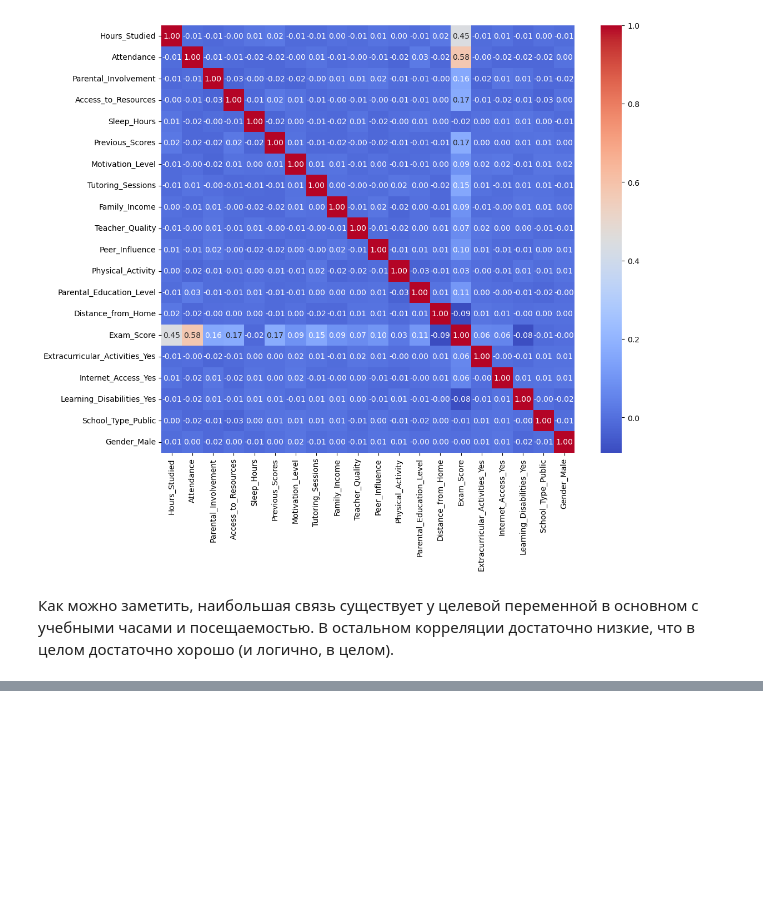
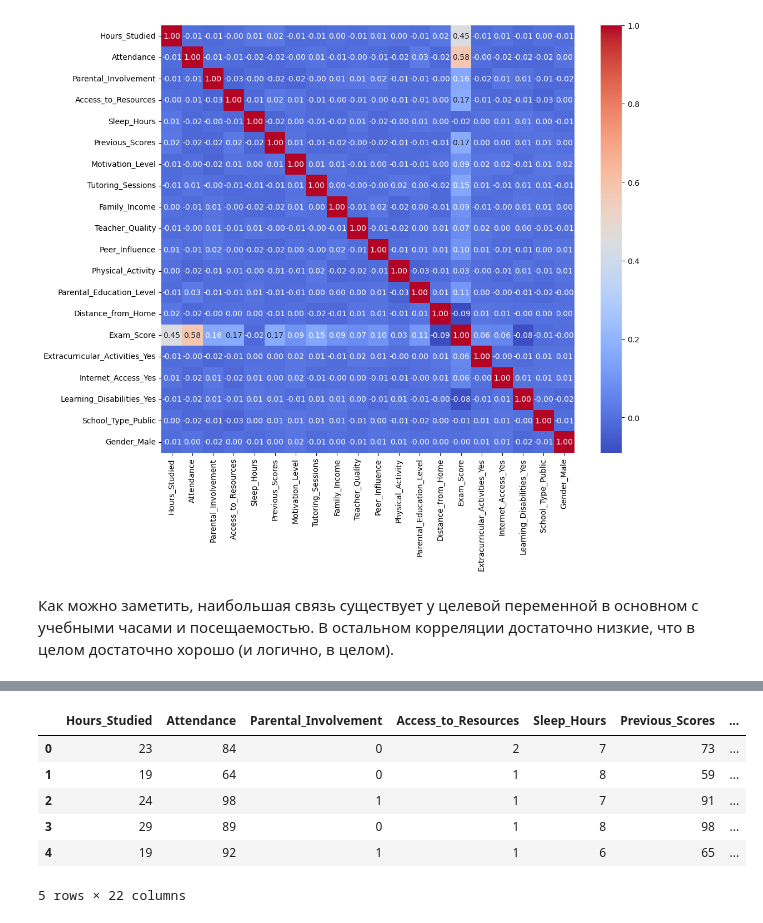
Before and after one commit to AnastasiiaAU/-_-_-1_StudentPerformanceFactors, a Jupyter notebook: main.ipynb, the cells around one changed output, grey strips where cells are left out. Cells and saved outputs as stored; diff of their text form; code cells hidden in the pictures; blank space fills up the shorter version.

```diff
--- a/main.ipynb
+++ b/main.ipynb
@@ -165,0 +333,17 @@ plt.show()
+# %%
+X_scaled = scaler.transform(X)
+data_v3['Predicted_Score'] = best_ridge.predict(X_scaled)
+
+# определяем группу риска (прогноз ниже 60)
+threshold = 60
+data_v3['Risk_Flag'] = (data_v3['Predicted_Score'] < threshold).astype(int)
+
+# статистика по группе риска
+risk_count = data_v3['Risk_Flag'].sum()
+total_count = len(data_v3)
+print(f"Доля студентов в группе риска: {risk_count / total_count:.2%} ({risk_count} из {total_count})")
+
+# средние характеристики группы риска
+risk_stats = data_v3[data_v3['Risk_Flag'] == 1].describe()
+print("\nСредние показатели студентов группы риска:")
+print(risk_stats[['Hours_Studied', 'Attendance', 'Previous_Scores', 'Tutoring_Sessions']])
@@ -165,0 +387,10 @@ plt.show()
+# %%
+data_v3.head()
+# %% [output]
+|  | Hours_Studied | Attendance | Parental_Involvement | Access_to_Resources | Sleep_Hours | Previous_Scores | ... |
+| 0 | 23 | 84 | 0 | 2 | 7 | 73 | ... |
+| 1 | 19 | 64 | 0 | 1 | 8 | 59 | ... |
+| 2 | 24 | 98 | 1 | 1 | 7 | 91 | ... |
+| 3 | 29 | 89 | 0 | 1 | 8 | 98 | ... |
+| 4 | 19 | 92 | 1 | 1 | 6 | 65 | ... |
+5 rows × 22 columns
```
Also changed, not shown: parts of 17 cells of this notebook, 1 other file.
